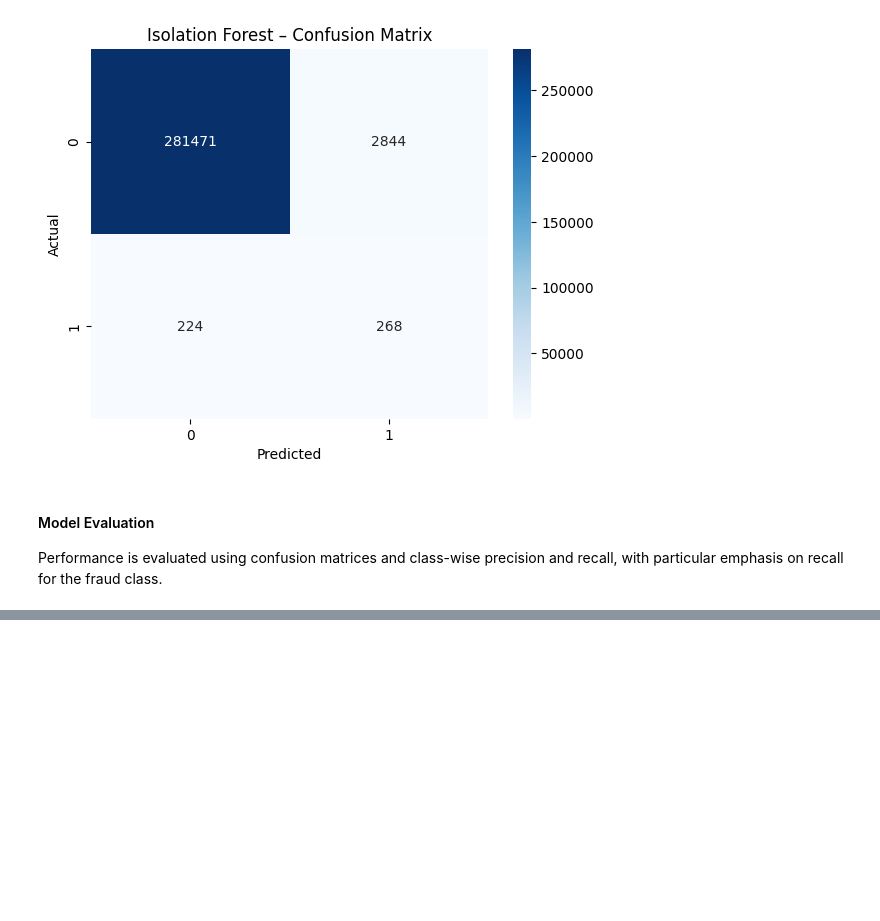
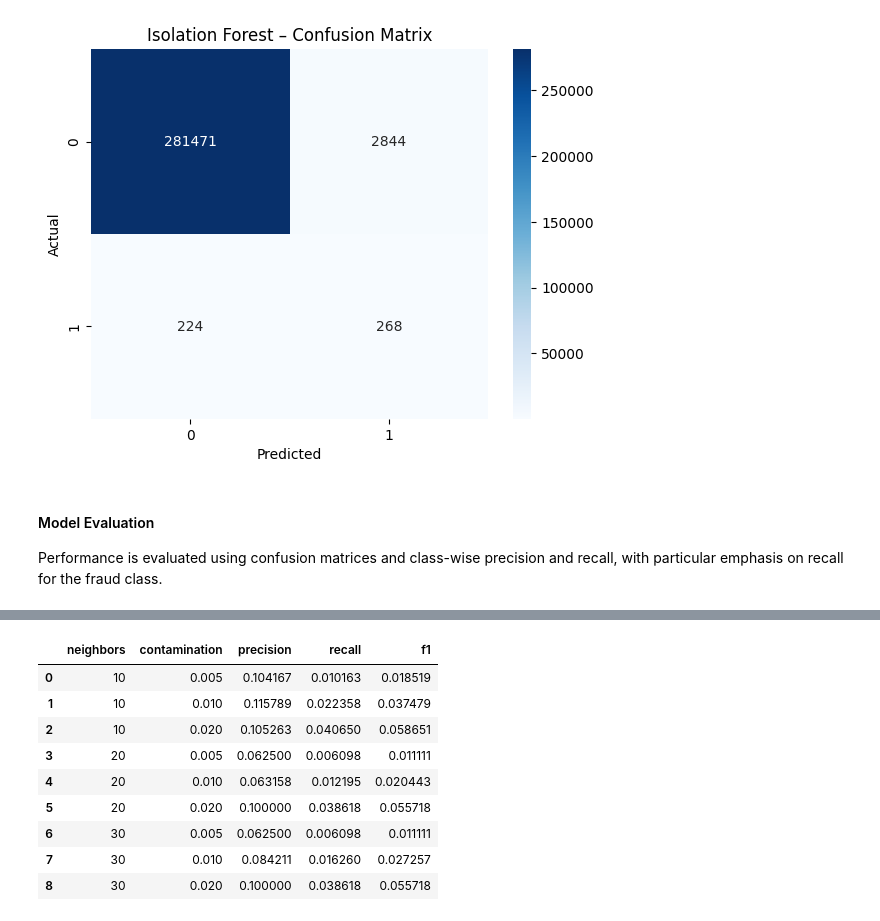
Before and after one commit to CodeInTheHorizon/credit_card_fraud_detection_clean, a Jupyter notebook: notebooks/01_EDA_and_scaling.ipynb, the cells around one changed output, grey strips where cells are left out. Cells and saved outputs as stored; diff of their text form; code cells hidden in the pictures; blank space fills up the shorter version.

```diff
--- a/notebooks/01_EDA_and_scaling.ipynb
+++ b/notebooks/01_EDA_and_scaling.ipynb
@@ -236,0 +383,8 @@ Performance is evaluated using confusion matrices and class-wise precision and r
+# %%
+lof = LocalOutlierFactor(
+    n_neighbors=20,
+    contamination=0.01
+)
+
+preds = lof.fit_predict(X_lof_sample)
+y_pred_lof = np.where(preds == -1, 1, 0)
@@ -236,0 +414,44 @@ Performance is evaluated using confusion matrices and class-wise precision and r
+# %%
+results_lof = []
+
+for n_neighbors in [10, 20, 30]:
+    for contamination in [0.005, 0.01, 0.02]:
+
+        lof = LocalOutlierFactor(
+            n_neighbors=n_neighbors,
+            contamination=contamination
+        )
+
+        preds = lof.fit_predict(X_lof_sample)
+        preds = np.where(preds == -1, 1, 0)
+
+        report = classification_report(
+            y_true_lof, preds, output_dict=True
+        )
+
+        results_lof.append({
+            "neighbors": n_neighbors,
+            "contamination": contamination,
+            "precision": report["1"]["precision"],
+            "recall": report["1"]["recall"],
+            "f1": report["1"]["f1-score"]
+        })
+
+        import pandas as pd
+lof_results_df = pd.DataFrame(results_lof)
+lof_results_df
+
+import pandas as pd
+lof_results_df = pd.DataFrame(results_lof)
+lof_results_df
+# %% [output]
+|  | neighbors | contamination | precision | recall | f1 |
+| 0 | 10 | 0.005 | 0.104167 | 0.010163 | 0.018519 |
+| 1 | 10 | 0.010 | 0.115789 | 0.022358 | 0.037479 |
+| 2 | 10 | 0.020 | 0.105263 | 0.040650 | 0.058651 |
+| 3 | 20 | 0.005 | 0.062500 | 0.006098 | 0.011111 |
+| 4 | 20 | 0.010 | 0.063158 | 0.012195 | 0.020443 |
+| 5 | 20 | 0.020 | 0.100000 | 0.038618 | 0.055718 |
+| 6 | 30 | 0.005 | 0.062500 | 0.006098 | 0.011111 |
+| 7 | 30 | 0.010 | 0.084211 | 0.016260 | 0.027257 |
+| 8 | 30 | 0.020 | 0.100000 | 0.038618 | 0.055718 |
```
Also changed, not shown: parts of 15 cells of this notebook, 1 other file.
